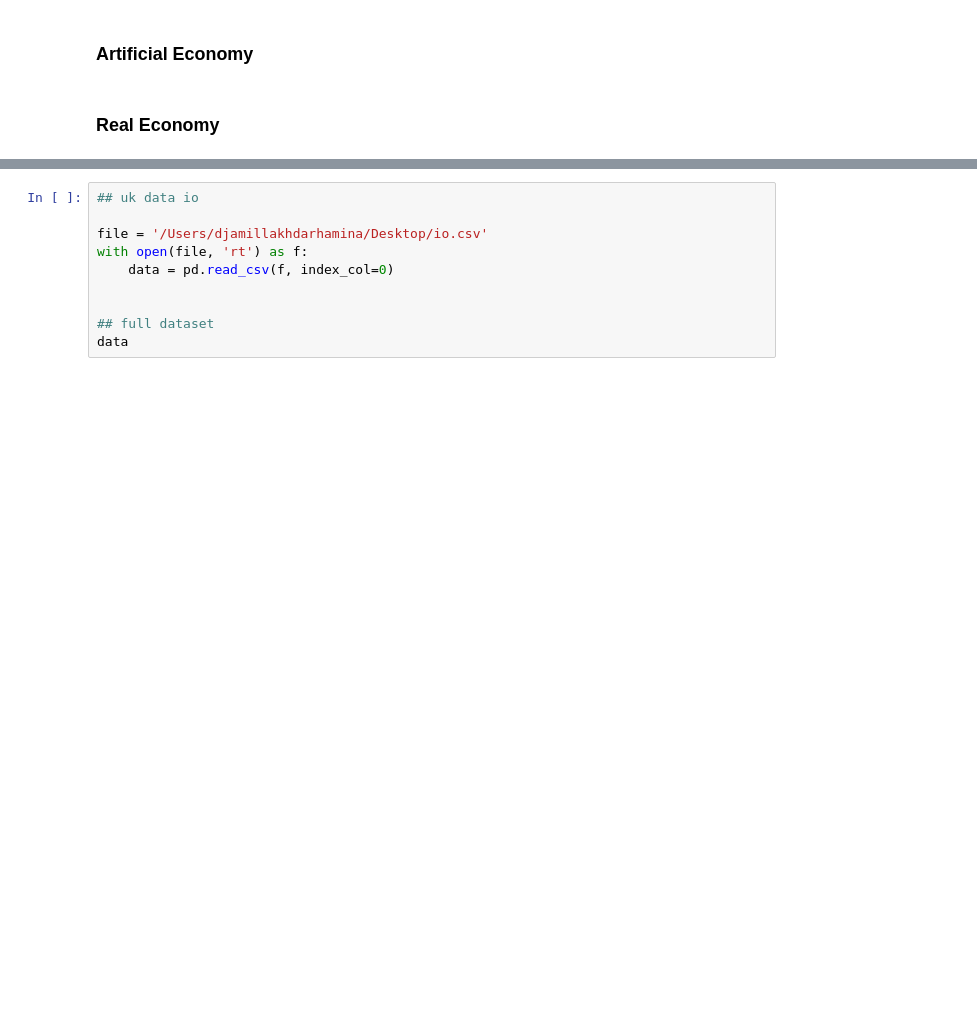
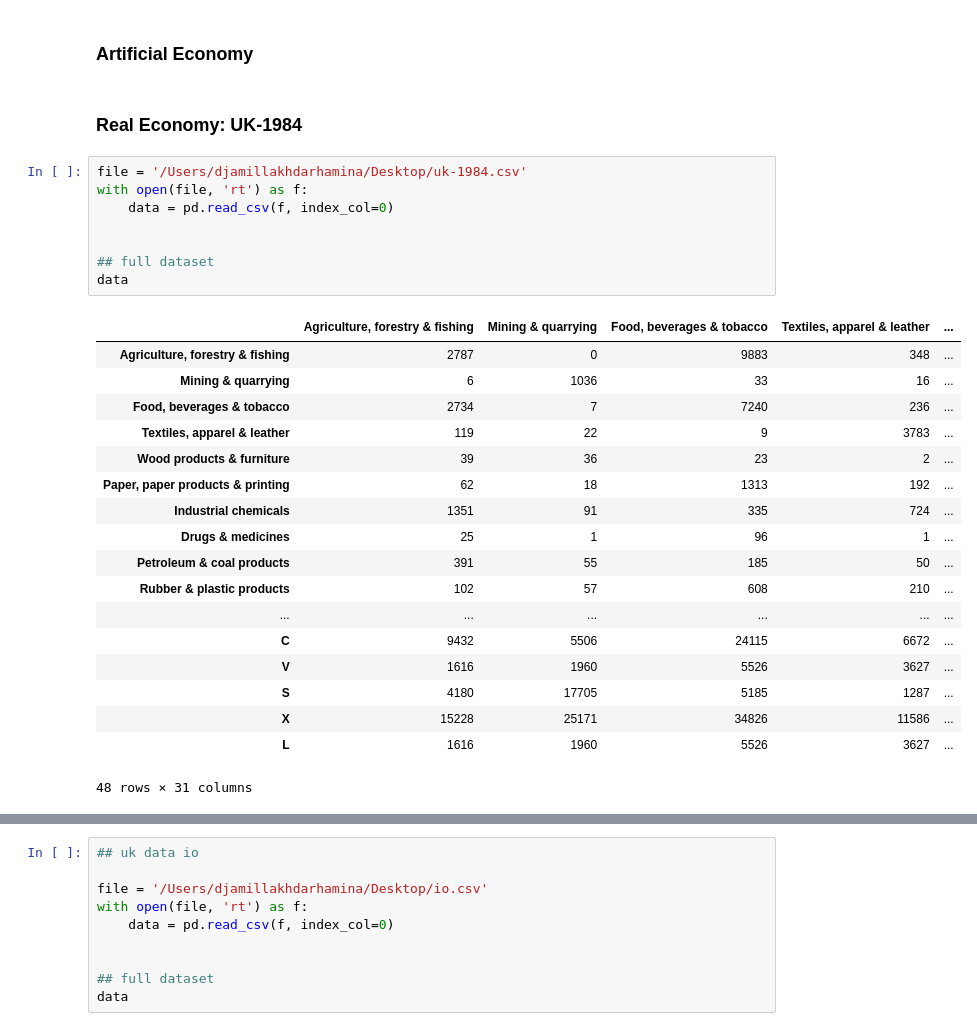
Before and after one commit to Djamil17/iotables, a Jupyter notebook: python/iterative_labor_calculation.ipynb, the cells around one changed output, grey strips where cells are left out. Cells and saved outputs as stored; diff of their text form; blank space fills up the shorter version.

```diff
--- a/python/iterative_labor_calculation.ipynb
+++ b/python/iterative_labor_calculation.ipynb
@@ -95,4 +95,31 @@ def random_labor_calculation(A,O,V,n_iterations):
 # %% [markdown]
 ### Artificial Economy
 # %% [markdown]
-### Real Economy
+### Real Economy: UK-1984
+# %%
+file = '/Users/djamillakhdarhamina/Desktop/uk-1984.csv'
+with open(file, 'rt') as f:
+    data = pd.read_csv(f, index_col=0)
+
+
+## full dataset
+data
+# %% [output]
+|  | Agriculture, forestry & fishing | Mining & quarrying | Food, beverages & tobacco | Textiles, apparel & leather | ... |
+| Agriculture, forestry & fishing | 2787 | 0 | 9883 | 348 | ... |
+| Mining & quarrying | 6 | 1036 | 33 | 16 | ... |
+| Food, beverages & tobacco | 2734 | 7 | 7240 | 236 | ... |
+| Textiles, apparel & leather | 119 | 22 | 9 | 3783 | ... |
+| Wood products & furniture | 39 | 36 | 23 | 2 | ... |
+| Paper, paper products & printing | 62 | 18 | 1313 | 192 | ... |
+| Industrial chemicals | 1351 | 91 | 335 | 724 | ... |
+| Drugs & medicines | 25 | 1 | 96 | 1 | ... |
+| Petroleum & coal products | 391 | 55 | 185 | 50 | ... |
+| Rubber & plastic products | 102 | 57 | 608 | 210 | ... |
+| ... | ... | ... | ... | ... | ... |
+| C | 9432 | 5506 | 24115 | 6672 | ... |
+| V | 1616 | 1960 | 5526 | 3627 | ... |
+| S | 4180 | 17705 | 5185 | 1287 | ... |
+| X | 15228 | 25171 | 34826 | 11586 | ... |
+| L | 1616 | 1960 | 5526 | 3627 | ... |
+48 rows × 31 columns
```
Also changed, not shown: parts of 15 cells of this notebook.
